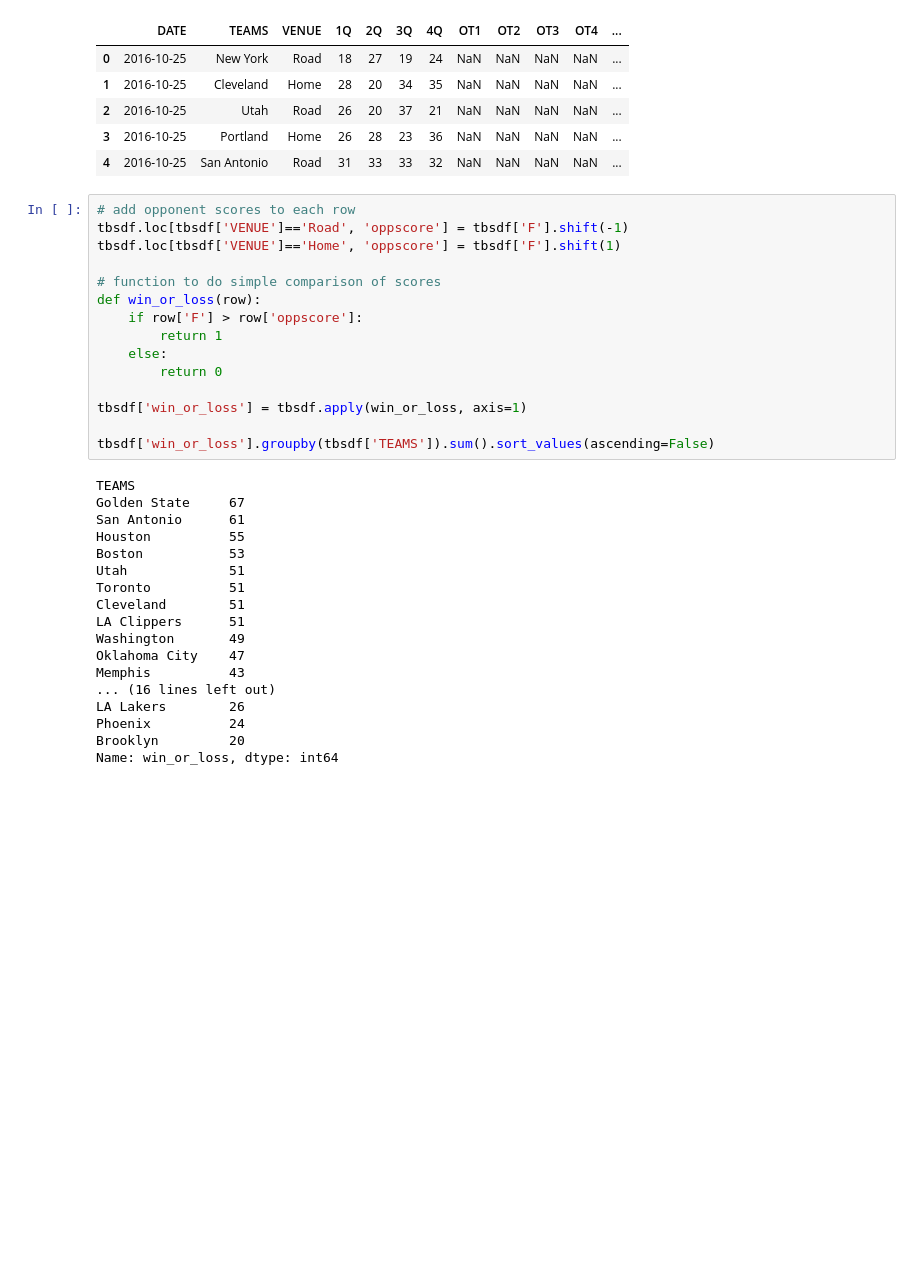
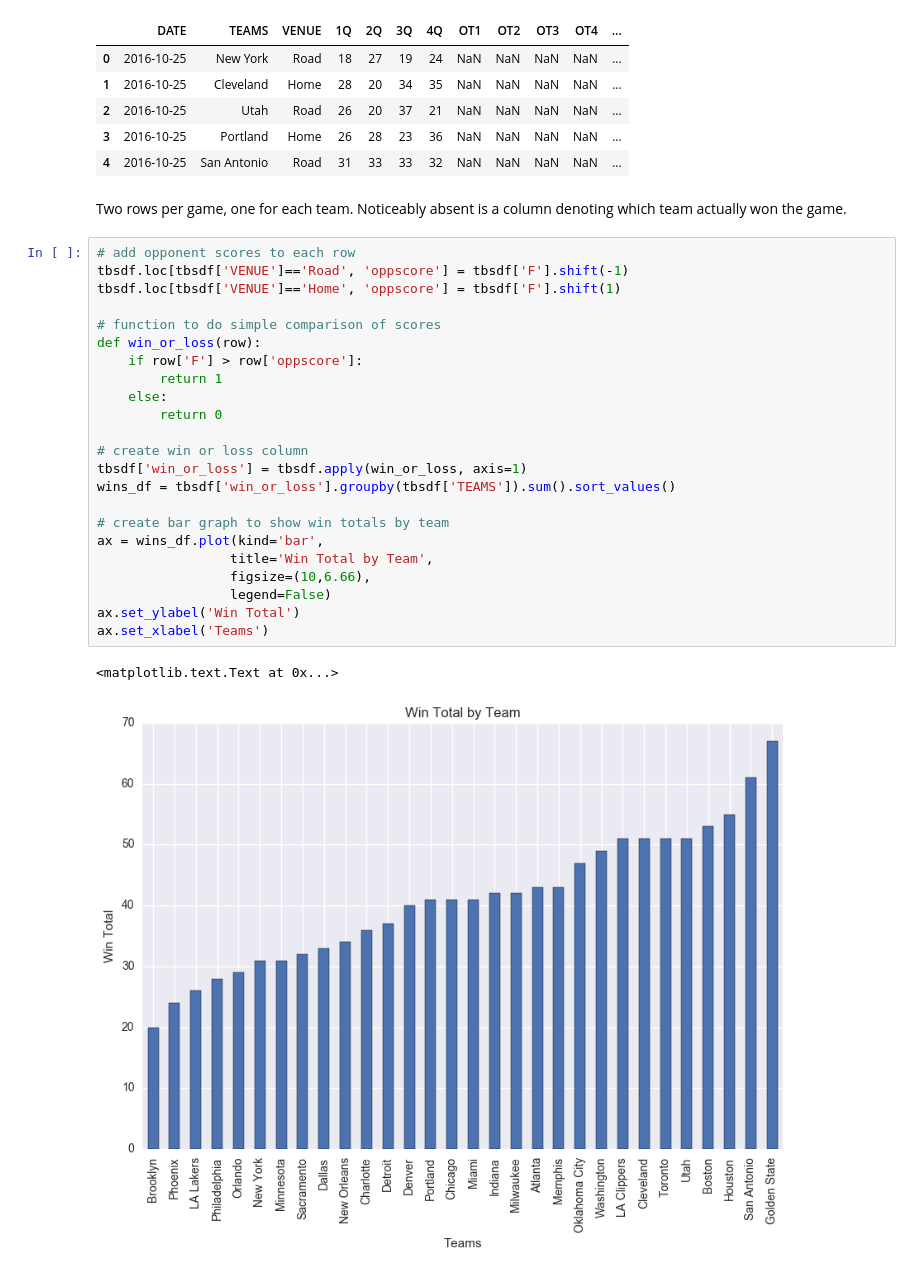
Before and after one commit to MPhillips55/Capstone_Project_1_2016-2017_NBA_Data, a Jupyter notebook: EDA/Capstone Project EDA - 2016-2017 NBA Data.ipynb, the cells around one changed output. Cells and saved outputs as stored; diff of their text form; blank space fills up the shorter version.

```diff
--- a/EDA/Capstone Project EDA - 2016-2017 NBA Data.ipynb
+++ b/EDA/Capstone Project EDA - 2016-2017 NBA Data.ipynb
@@ -51,36 +49,31 @@ tbsdf.head()
 | 2 | 2016-10-25 | Utah | Road | 26 | 20 | 37 | 21 | NaN | NaN | NaN | NaN | ... |
 | 3 | 2016-10-25 | Portland | Home | 26 | 28 | 23 | 36 | NaN | NaN | NaN | NaN | ... |
 | 4 | 2016-10-25 | San Antonio | Road | 31 | 33 | 33 | 32 | NaN | NaN | NaN | NaN | ... |
+# %% [markdown]
+Two rows per game, one for each team. Noticeably absent is a column denoting which team actually won the game.
 # %%
 # add opponent scores to each row
 tbsdf.loc[tbsdf['VENUE']=='Road', 'oppscore'] = tbsdf['F'].shift(-1)
 tbsdf.loc[tbsdf['VENUE']=='Home', 'oppscore'] = tbsdf['F'].shift(1)
 
 # function to do simple comparison of scores
 def win_or_loss(row):
     if row['F'] > row['oppscore']:
         return 1
     else:
         return 0
 
+# create win or loss column
 tbsdf['win_or_loss'] = tbsdf.apply(win_or_loss, axis=1)
+wins_df = tbsdf['win_or_loss'].groupby(tbsdf['TEAMS']).sum().sort_values()
 
-tbsdf['win_or_loss'].groupby(tbsdf['TEAMS']).sum().sort_values(ascending=False)
+# create bar graph to show win totals by team
+ax = wins_df.plot(kind='bar',
+                 title='Win Total by Team',
+                 figsize=(10,6.66),
+                 legend=False)
+ax.set_ylabel('Win Total')
+ax.set_xlabel('Teams')
 # %% [output]
-TEAMS
-Golden State     67
-San Antonio      61
-Houston          55
-Boston           53
-Utah             51
-Toronto          51
-Cleveland        51
-LA Clippers      51
-Washington       49
-Oklahoma City    47
-Memphis          43
-... (16 lines left out)
-LA Lakers        26
-Phoenix          24
-Brooklyn         20
-Name: win_or_loss, dtype: int64
+<matplotlib.text.Text at 0x...>
+[figure, added]
```
Also changed, not shown: parts of 20 cells of this notebook.
